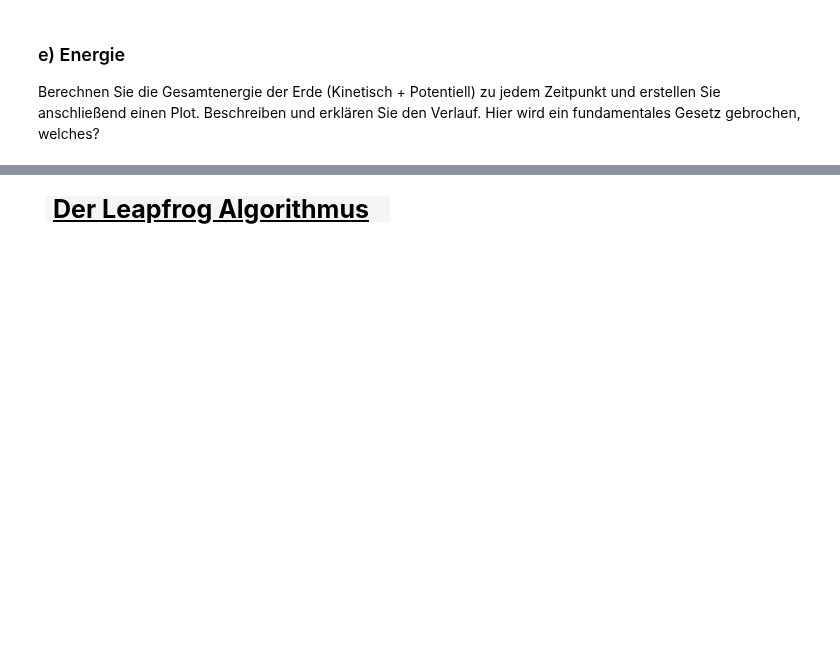
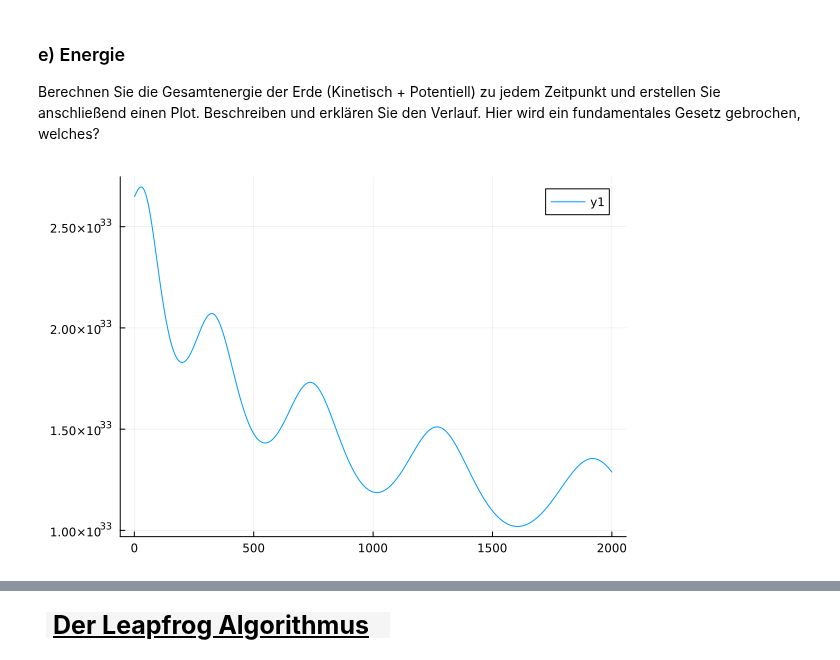
Before and after one commit to torben0187/Computerphysik, a Jupyter notebook: Übung 6/06_01.ipynb, the cells around one changed output, grey strips where cells are left out. Cells and saved outputs as stored; diff of their text form; code cells hidden in the pictures; blank space fills up the shorter version.

```diff
--- a/Übung 6/06_01.ipynb
+++ b/Übung 6/06_01.ipynb
@@ -152,4 +159,14 @@ plot(1:N , Abstand)
 
 Berechnen Sie die Gesamtenergie der Erde (Kinetisch + Potentiell) zu jedem Zeitpunkt und erstellen Sie anschließend einen Plot. Beschreiben und erklären Sie den Verlauf. Hier wird ein fundamentales Gesetz gebrochen, welches?
 # %%
-##Hier kommt Ihr Code hin##
+E_kin = Array{Float64}(undef,N)
+E_pot= Array{Float64}(undef,N)
+
+for i in 1:2000
+    E_kin[i] = 1/2*m_e*norm(v_e[i,:])^2
+    E_pot[i] = -G*m_e*m_s/Abstand[i]
+end
+# %%
+plot(E_kin)
+# %% [output]
+[figure, added]
```
Also changed, not shown: parts of 18 cells of this notebook.
